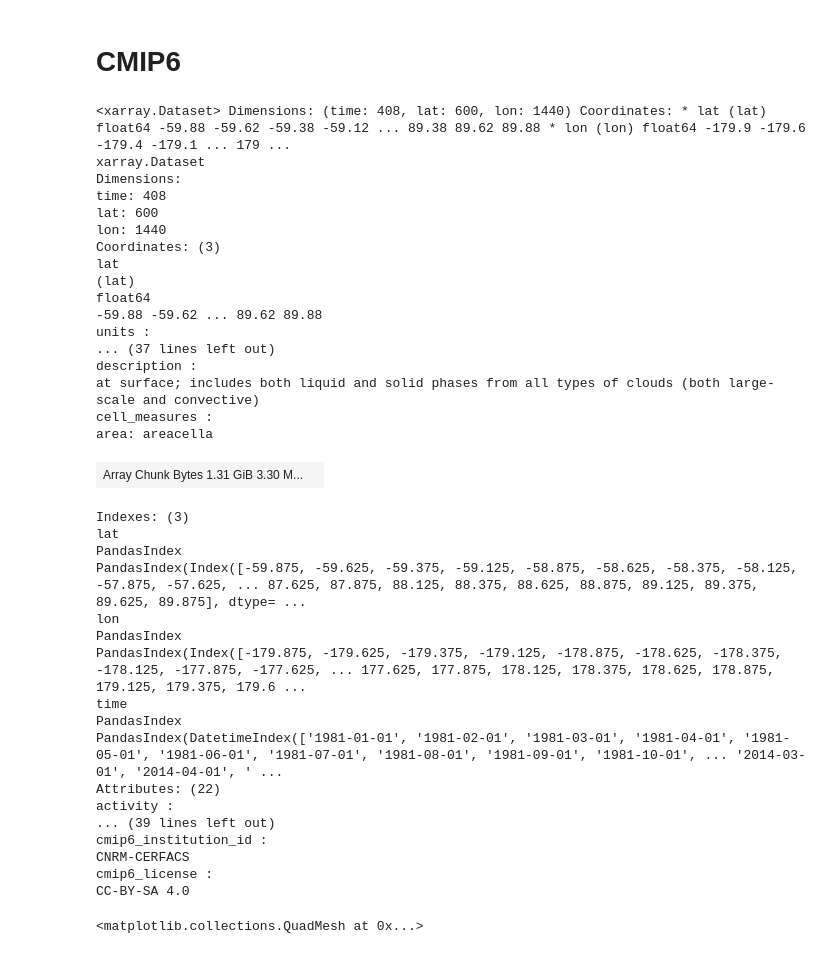
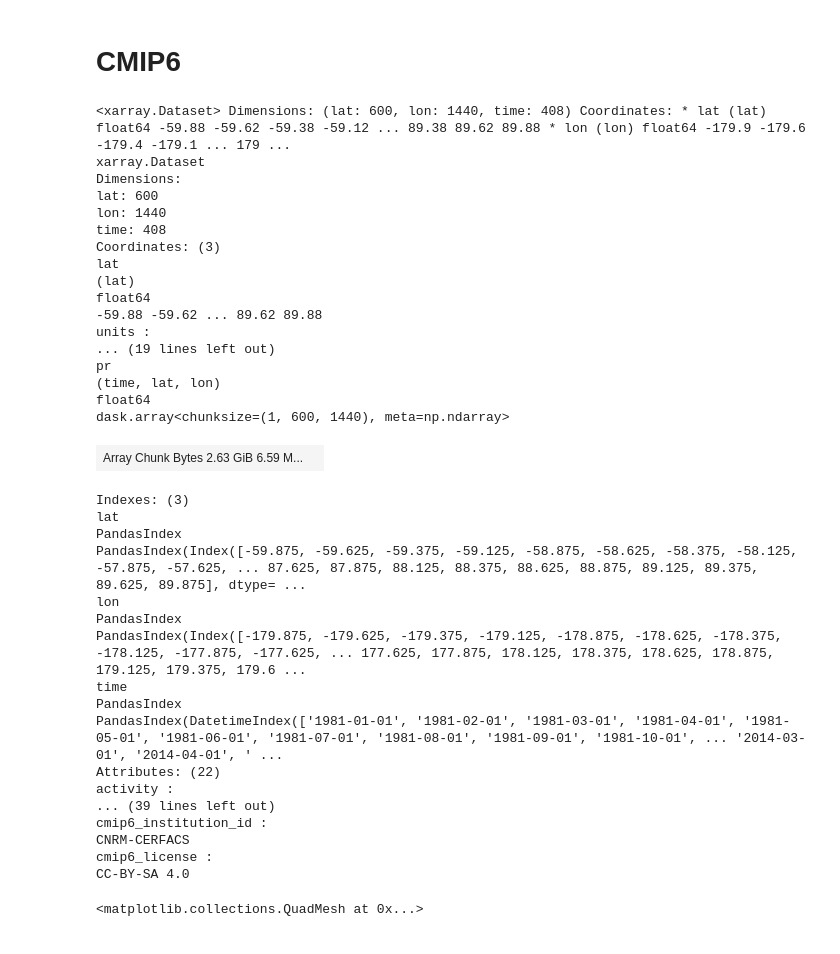
Before and after one commit to DilermandoQueiroz/downscaling, a Jupyter notebook: datamodule/view.ipynb, the cells around one changed output. Cells and saved outputs as stored; diff of their text form; code cells hidden in the pictures.

```diff
--- a/datamodule/view.ipynb
+++ b/datamodule/view.ipynb
@@ -62,29 +62,30 @@ chirps_brasil.sel(time='2023-2').plot(ax=ax_low, transform=ccrs.PlateCarree())
 # %%
 #open all files
 cmip6 = xr.open_mfdataset('dataset/CNRM-CMIP6/*.nc', combine='by_coords')
-cmip6 = cmip6.resample(time='1MS').mean()
+cmip6 = cmip6 * 86400
+cmip6 = cmip6.resample(time='1MS').sum()
 cmip6 = cmip6.assign_coords(lon=(((cmip6.lon + 180) % 360) - 180))
 cmip6 = cmip6.roll(lon=int(len(cmip6['lon']) / 2), roll_coords=True)
 cmip6
 # %% [output]
-<xarray.Dataset> Dimensions: (time: 408, lat: 600, lon: 1440) Coordinates: * lat (lat) float64 -59.88 -59.62 -59.38 -59.12 ... 89.38 89.62 89.88 * lon (lon) float64 -179.9 -179.6 -179.4 -179.1 ... 179 ...
+<xarray.Dataset> Dimensions: (lat: 600, lon: 1440, time: 408) Coordinates: * lat (lat) float64 -59.88 -59.62 -59.38 -59.12 ... 89.38 89.62 89.88 * lon (lon) float64 -179.9 -179.6 -179.4 -179.1 ... 179 ...
 xarray.Dataset
 Dimensions:
-time: 408
 lat: 600
 lon: 1440
+time: 408
 Coordinates: (3)
 lat
 (lat)
 float64
 -59.88 -59.62 ... 89.62 89.88
 units :
-... (37 lines left out)
-description :
-at surface; includes both liquid and solid phases from all types of clouds (both large-scale and convective)
-cell_measures :
-area: areacella
+... (19 lines left out)
+pr
+(time, lat, lon)
+float64
+dask.array<chunksize=(1, 600, 1440), meta=np.ndarray>
-| Array Chunk Bytes 1.31 GiB 3.30 M... |  |
+| Array Chunk Bytes 2.63 GiB 6.59 M... |  |
 Indexes: (3)
 lat
 PandasIndex
```
Also changed, not shown: parts of 3 cells of this notebook.
